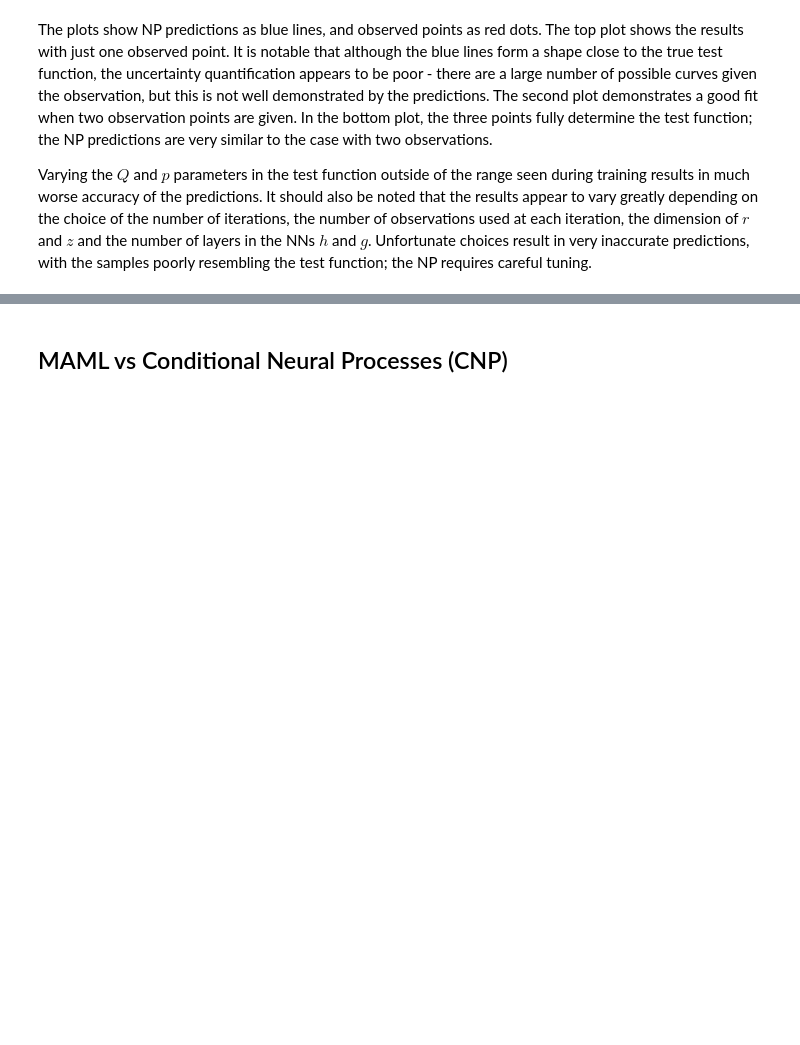
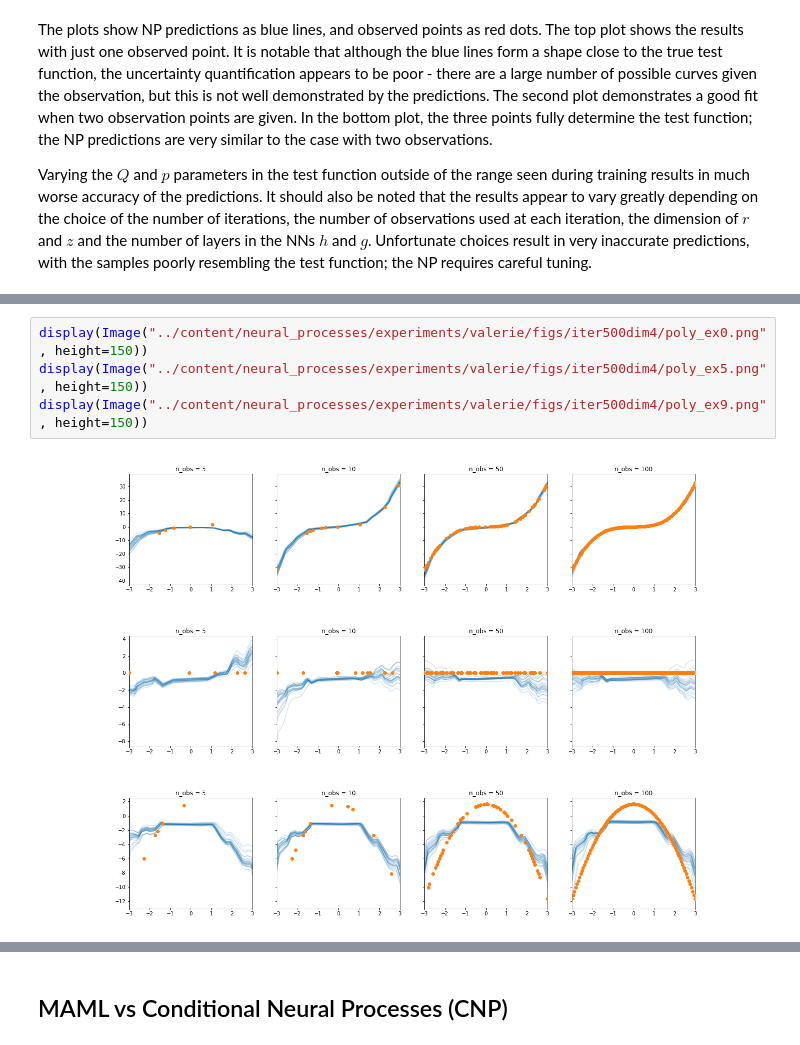
Before and after one commit to JTT94/neural_processes, a Jupyter notebook: notebooks/np.ipynb, the cells around one changed output, grey strips where cells are left out. Cells and saved outputs as stored; diff of their text form; blank space fills up the shorter version.

```diff
--- a/notebooks/np.ipynb
+++ b/notebooks/np.ipynb
@@ -660,0 +679,8 @@ The plot below shows 25 draws from the posterior distribution (in blue) fit usin
+# %%
+display(Image("../content/neural_processes/experiments/valerie/figs/iter500dim4/poly_ex0.png", height=150))
+display(Image("../content/neural_processes/experiments/valerie/figs/iter500dim4/poly_ex5.png", height=150))
+display(Image("../content/neural_processes/experiments/valerie/figs/iter500dim4/poly_ex9.png", height=150))
+# %% [output]
+[figure, added]
+[figure, added]
+[figure, added]
```
Also changed, not shown: parts of 20 cells of this notebook.
